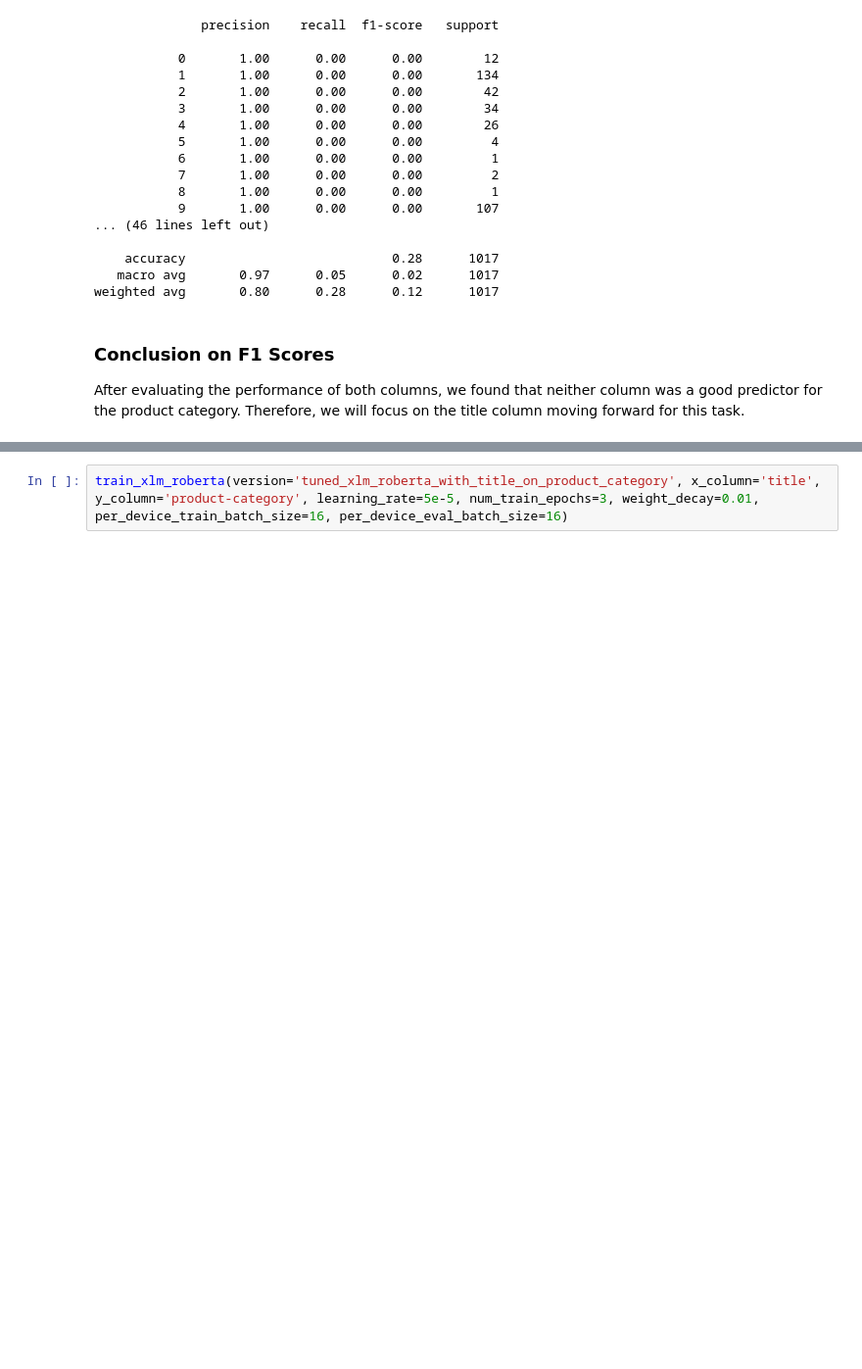
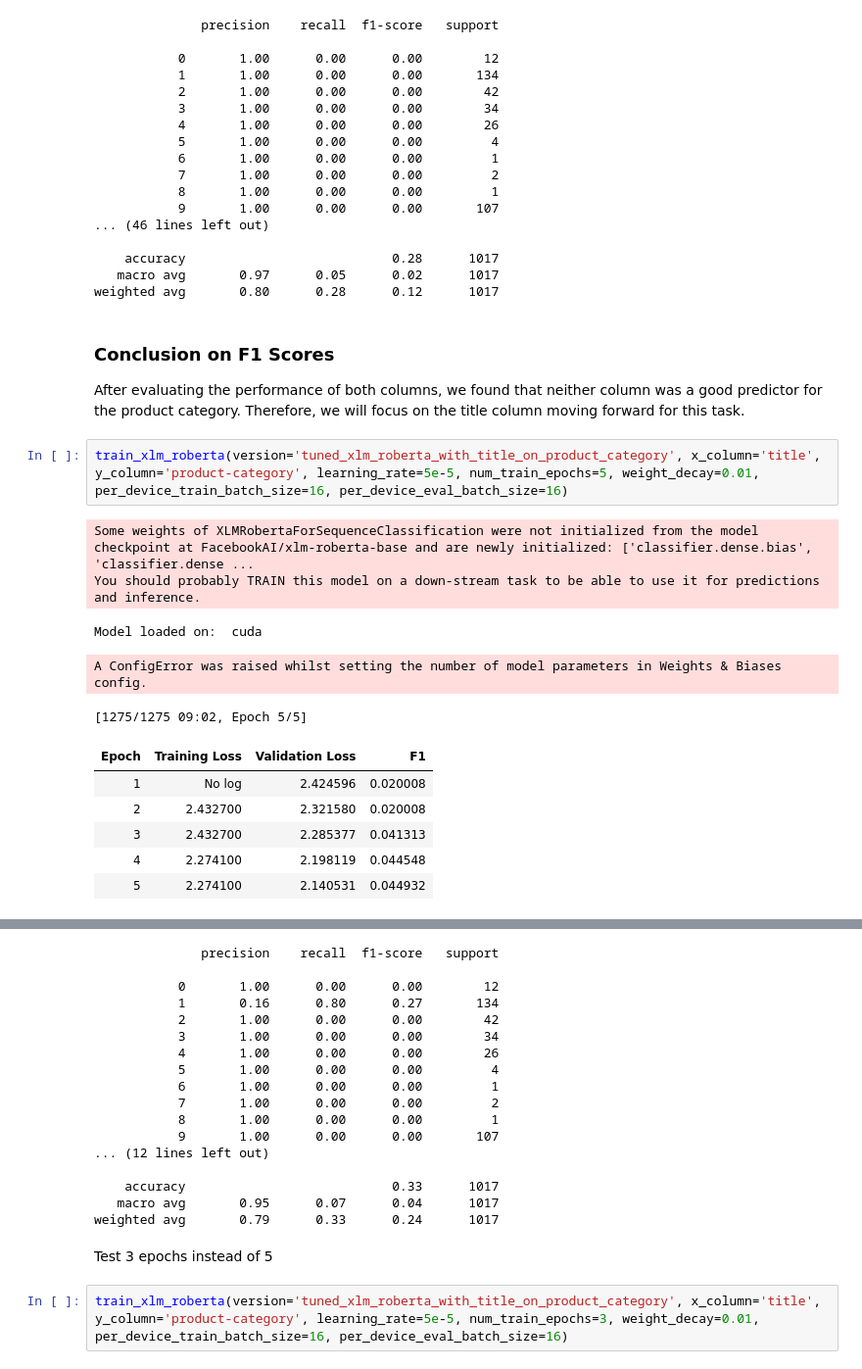
Before and after one commit to NicholasVitsentzatos/Food-Hazard-Detection-Challenge, a Jupyter notebook: PDS 2nd Assignment/Xlm_roberta.ipynb, the cells around one changed output, grey strips where cells are left out. Shown at 98% size. Cells and saved outputs as stored; diff of their text form; blank space fills up the shorter version.

```diff
--- a/PDS 2nd Assignment/Xlm_roberta.ipynb
+++ b/PDS 2nd Assignment/Xlm_roberta.ipynb
@@ -455,3 +459,17 @@ weighted avg       0.80      0.28      0.12      1017
 ### Conclusion on F1 Scores
 
 After evaluating the performance of both columns, we found that neither column was a good predictor for the product category. Therefore, we will focus on the title column moving forward for this task.
+# %%
+train_xlm_roberta(version='tuned_xlm_roberta_with_title_on_product_category', x_column='title', y_column='product-category', learning_rate=5e-5, num_train_epochs=5, weight_decay=0.01, per_device_train_batch_size=16, per_device_eval_batch_size=16)
+# %% [output]
+Some weights of XLMRobertaForSequenceClassification were not initialized from the model checkpoint at FacebookAI/xlm-roberta-base and are newly initialized: ['classifier.dense.bias', 'classifier.dense ...
+You should probably TRAIN this model on a down-stream task to be able to use it for predictions and inference.
+Model loaded on:  cuda
+A ConfigError was raised whilst setting the number of model parameters in Weights & Biases config.
+[1275/1275 09:02, Epoch 5/5]
+| Epoch | Training Loss | Validation Loss | F1 |
+| 1 | No log | 2.424596 | 0.020008 |
+| 2 | 2.432700 | 2.321580 | 0.020008 |
+| 3 | 2.432700 | 2.285377 | 0.041313 |
+| 4 | 2.274100 | 2.198119 | 0.044548 |
+| 5 | 2.274100 | 2.140531 | 0.044932 |
@@ -458,3 +477,22 @@ After evaluating the performance of both columns, we found that neither column w
+              precision    recall  f1-score   support
+
+           0       1.00      0.00      0.00        12
+           1       0.16      0.80      0.27       134
+           2       1.00      0.00      0.00        42
+           3       1.00      0.00      0.00        34
+           4       1.00      0.00      0.00        26
+           5       1.00      0.00      0.00         4
+           6       1.00      0.00      0.00         1
+           7       1.00      0.00      0.00         2
+           8       1.00      0.00      0.00         1
+           9       1.00      0.00      0.00       107
+... (12 lines left out)
+
+    accuracy                           0.33      1017
+   macro avg       0.95      0.07      0.04      1017
+weighted avg       0.79      0.33      0.24      1017
+# %% [markdown]
+Test 3 epochs instead of 5
 # %%
 train_xlm_roberta(version='tuned_xlm_roberta_with_title_on_product_category', x_column='title', y_column='product-category', learning_rate=5e-5, num_train_epochs=3, weight_decay=0.01, per_device_train_batch_size=16, per_device_eval_batch_size=16)
 # %% [output]
```
Also changed, not shown: parts of 6 cells of this notebook, 4 other files.
